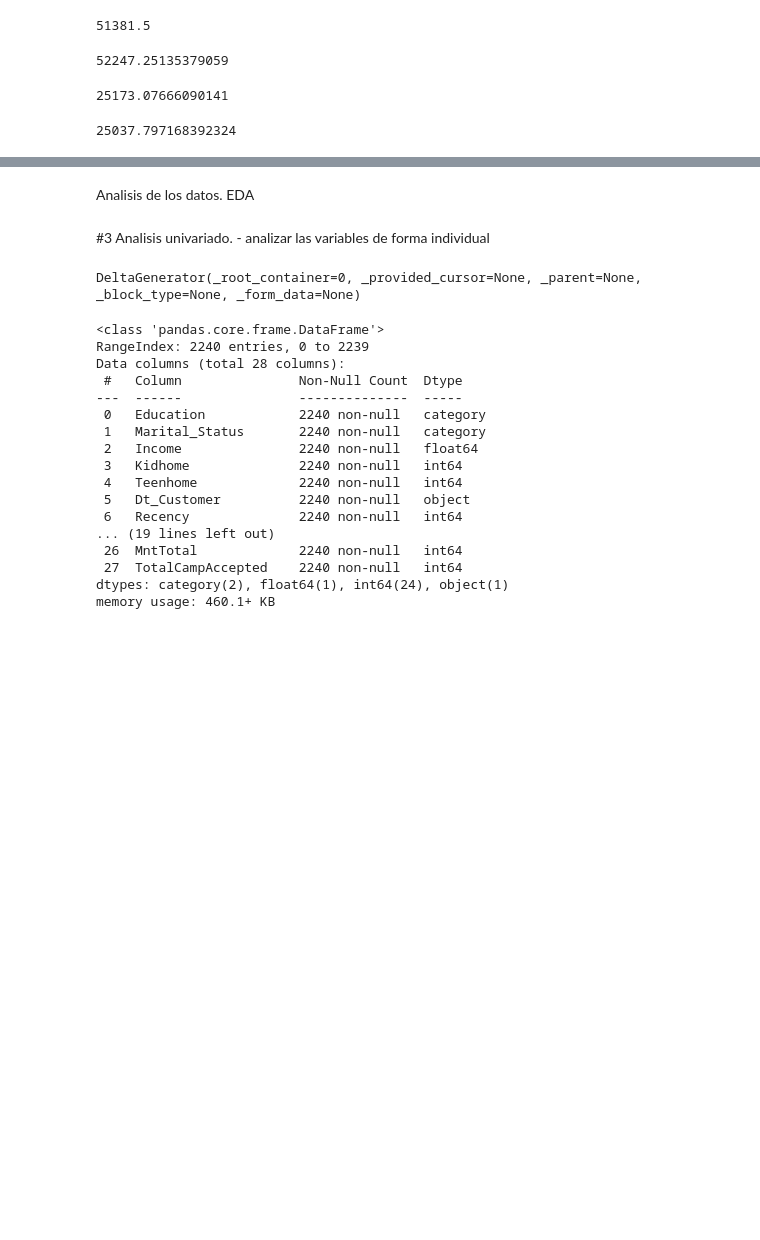
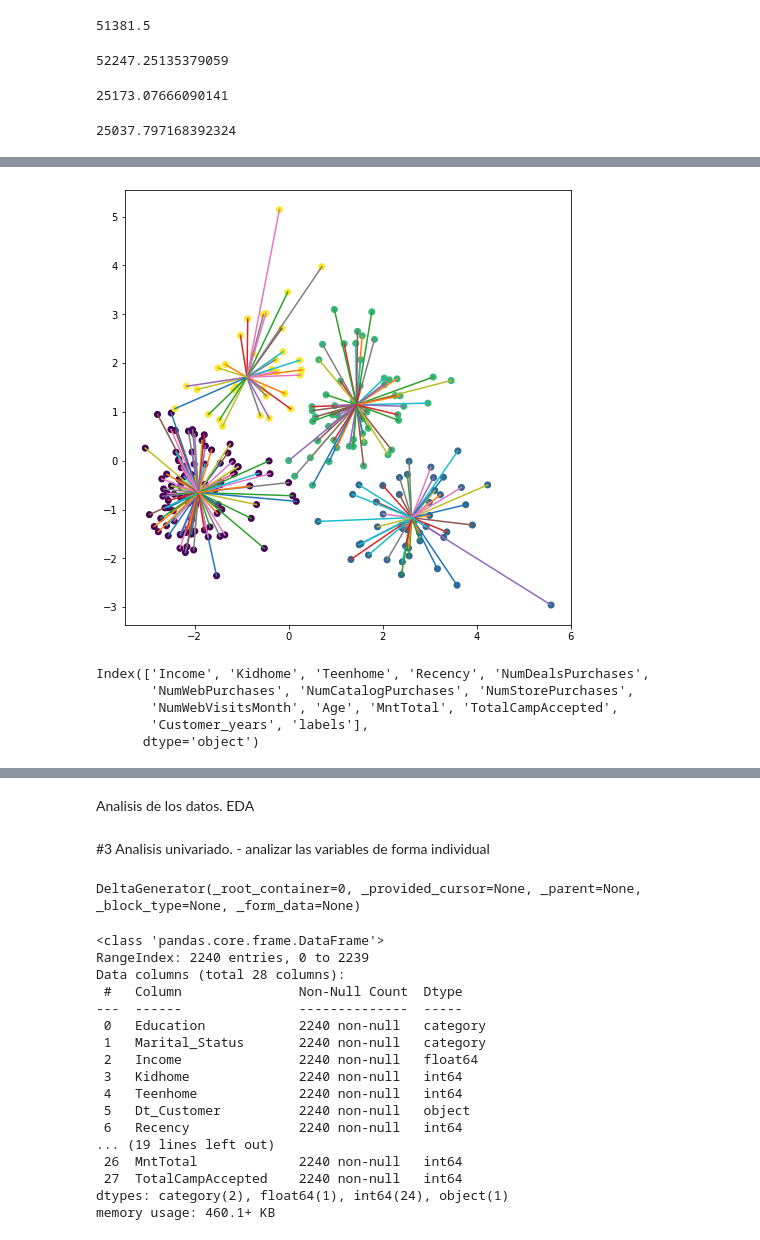
Before and after one commit to alfredo-bb/Customer-segmentation, a Jupyter notebook: customer_segmentation.ipynb, the cells around one changed output, grey strips where cells are left out. Drawn from its saved outputs; the diff is of its cells as text; code cells hidden in the pictures; blank space fills up the shorter version.

```diff
--- a/customer_segmentation.ipynb
+++ b/customer_segmentation.ipynb
@@ -223,0 +263,14 @@ df.drop(columns=["ID","Year_Birth"],inplace=True)
+# %%
+df_pca_resample=df_pca.sample(frac=0.1)
+# %%
+colors=["red","green","blue","orange"]
+df_pca_resample["c"]=df_pca_resample["labels"].map({0:colors[0],1:colors[1],2:colors[2],3:colors[3]})
+# %%
+fig,ax=plt.subplots(1,figsize=(8,8))
+plt.scatter(df_pca_resample["0"],df_pca_resample["1"],c=df_pca_resample["labels"])
+for idx,val in df_pca_resample.iterrows():
+    x=[val["0"],val["cen_x"]]
+    y=[val["1"],val["cen_y"]]
+    plt.plot(x,y)
+# %% [output]
+[figure, added]
@@ -223,0 +284,8 @@ df.drop(columns=["ID","Year_Birth"],inplace=True)
+# %%
+df_0.columns
+# %% [output]
+Index(['Income', 'Kidhome', 'Teenhome', 'Recency', 'NumDealsPurchases',
+       'NumWebPurchases', 'NumCatalogPurchases', 'NumStorePurchases',
+       'NumWebVisitsMonth', 'Age', 'MntTotal', 'TotalCampAccepted',
+       'Customer_years', 'labels'],
+      dtype='object')
```
Also changed, not shown: parts of 15 cells of this notebook, 7 other files.
